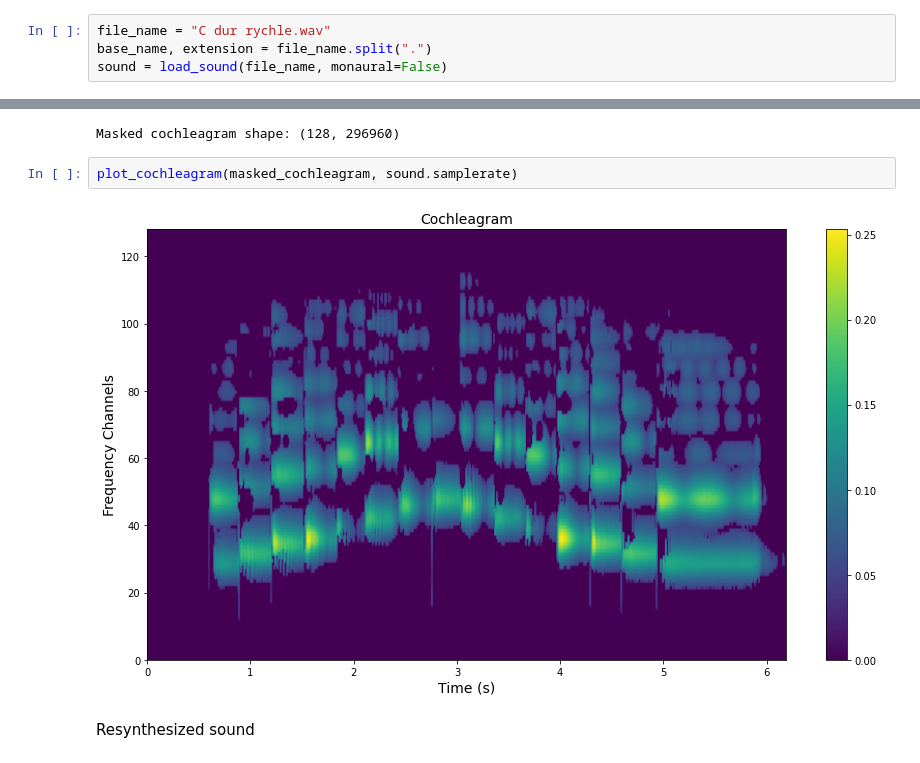
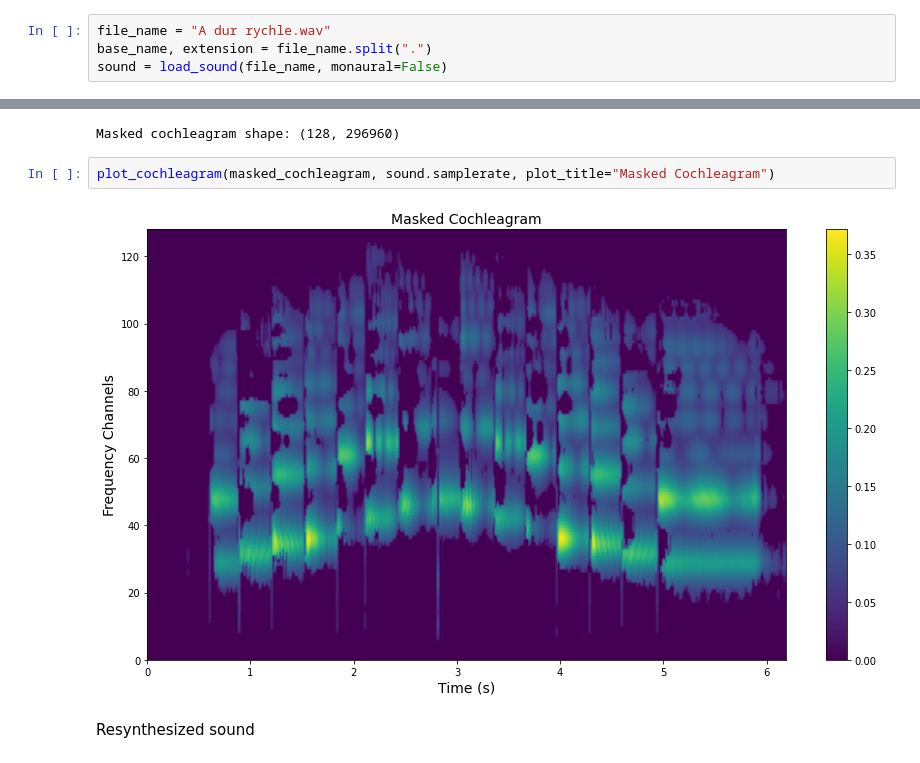
Before and after one commit to salveron/bachelors_thesis, a Jupyter notebook: src/main_example.ipynb, the cells around one changed output, grey strips where cells are left out. Drawn from its saved outputs; the diff is of its cells as text.

```diff
--- a/src/main_example.ipynb
+++ b/src/main_example.ipynb
@@ -10,7 +10,7 @@ from scripts import *
 # %% [markdown]
 The input sound is initially binaural, keeping both channels to be able to play it
 # %%
-file_name = "C dur rychle.wav"
+file_name = "A dur rychle.wav"
 base_name, extension = file_name.split(".")
 sound = load_sound(file_name, monaural=False)
 # %% [output]
@@ -134,9 +134,9 @@ print(f"Masked cochleagram shape: {masked_cochleagram.shape}")
 # %% [output]
 Masked cochleagram shape: (128, 296960)
 # %%
-plot_cochleagram(masked_cochleagram, sound.samplerate)
+plot_cochleagram(masked_cochleagram, sound.samplerate, plot_title="Masked Cochleagram")
 # %% [output]
-[figure, old version]
+[figure, new version]
 # %% [markdown]
 Resynthesized sound
 # %%
```
Also changed, not shown: parts of 6 cells of this notebook, 34 other files.
